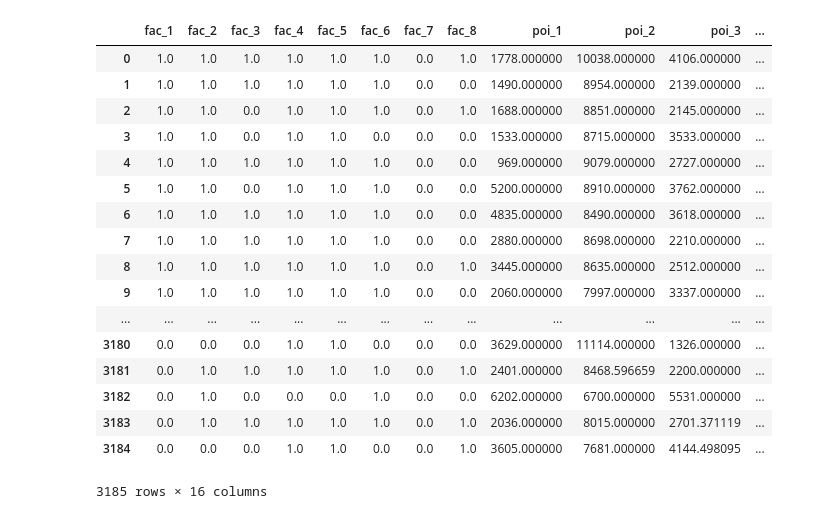
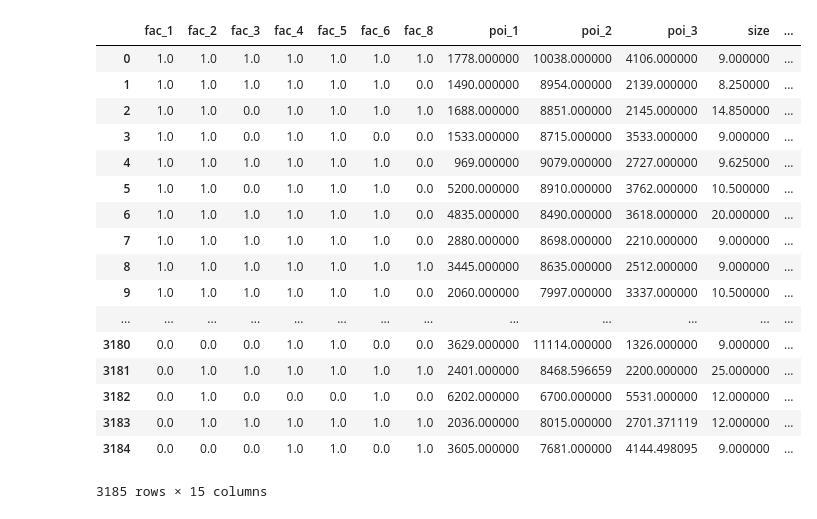
Before and after one commit to FarhanSetyaD/DataMining-Competition-JOINTS-UGM-2019, a Jupyter notebook: Preprocessing.ipynb, the cells around one changed output. Drawn from its saved outputs; the diff is of its cells as text; code cells hidden in the pictures.

Commit message:
drop fac_7

```diff
--- a/Preprocessing.ipynb
+++ b/Preprocessing.ipynb
@@ -60,33 +60,34 @@ test = test.drop("id", axis=1)
 # %%
 nona = pd.read_csv('no_na_train.csv')
 fill = pd.read_csv('fill_missing_predicted.csv')
 train = pd.concat([nona, fill],ignore_index=True)
+train = train.drop('fac_7', axis=1)
 # train = nona.append(fill)
 train_fitur=train.drop('gender',axis=1)
 # train_fitur=train_fitur.drop('size',axis=1)
 train_label = train['gender']
 train
 # train_gender
 # X_train, X_test, Y_train, Y_test = train_test_split(train_fitur, train_label)
 # %% [output]
-|  | fac_1 | fac_2 | fac_3 | fac_4 | fac_5 | fac_6 | fac_7 | fac_8 | poi_1 | poi_2 | poi_3 | ... |
-| 0 | 1.0 | 1.0 | 1.0 | 1.0 | 1.0 | 1.0 | 0.0 | 1.0 | 1778.000000 | 10038.000000 | 4106.000000 | ... |
-| 1 | 1.0 | 1.0 | 1.0 | 1.0 | 1.0 | 1.0 | 0.0 | 0.0 | 1490.000000 | 8954.000000 | 2139.000000 | ... |
-| 2 | 1.0 | 1.0 | 0.0 | 1.0 | 1.0 | 1.0 | 0.0 | 1.0 | 1688.000000 | 8851.000000 | 2145.000000 | ... |
-| 3 | 1.0 | 1.0 | 0.0 | 1.0 | 1.0 | 0.0 | 0.0 | 0.0 | 1533.000000 | 8715.000000 | 3533.000000 | ... |
-| 4 | 1.0 | 1.0 | 1.0 | 1.0 | 1.0 | 1.0 | 0.0 | 0.0 | 969.000000 | 9079.000000 | 2727.000000 | ... |
-| 5 | 1.0 | 1.0 | 0.0 | 1.0 | 1.0 | 1.0 | 0.0 | 0.0 | 5200.000000 | 8910.000000 | 3762.000000 | ... |
-| 6 | 1.0 | 1.0 | 1.0 | 1.0 | 1.0 | 1.0 | 0.0 | 0.0 | 4835.000000 | 8490.000000 | 3618.000000 | ... |
-| 7 | 1.0 | 1.0 | 1.0 | 1.0 | 1.0 | 1.0 | 0.0 | 0.0 | 2880.000000 | 8698.000000 | 2210.000000 | ... |
-| 8 | 1.0 | 1.0 | 1.0 | 1.0 | 1.0 | 1.0 | 0.0 | 1.0 | 3445.000000 | 8635.000000 | 2512.000000 | ... |
-| 9 | 1.0 | 1.0 | 1.0 | 1.0 | 1.0 | 1.0 | 0.0 | 0.0 | 2060.000000 | 7997.000000 | 3337.000000 | ... |
+|  | fac_1 | fac_2 | fac_3 | fac_4 | fac_5 | fac_6 | fac_8 | poi_1 | poi_2 | poi_3 | size | ... |
+| 0 | 1.0 | 1.0 | 1.0 | 1.0 | 1.0 | 1.0 | 1.0 | 1778.000000 | 10038.000000 | 4106.000000 | 9.000000 | ... |
+| 1 | 1.0 | 1.0 | 1.0 | 1.0 | 1.0 | 1.0 | 0.0 | 1490.000000 | 8954.000000 | 2139.000000 | 8.250000 | ... |
+| 2 | 1.0 | 1.0 | 0.0 | 1.0 | 1.0 | 1.0 | 1.0 | 1688.000000 | 8851.000000 | 2145.000000 | 14.850000 | ... |
+| 3 | 1.0 | 1.0 | 0.0 | 1.0 | 1.0 | 0.0 | 0.0 | 1533.000000 | 8715.000000 | 3533.000000 | 9.000000 | ... |
+| 4 | 1.0 | 1.0 | 1.0 | 1.0 | 1.0 | 1.0 | 0.0 | 969.000000 | 9079.000000 | 2727.000000 | 9.625000 | ... |
+| 5 | 1.0 | 1.0 | 0.0 | 1.0 | 1.0 | 1.0 | 0.0 | 5200.000000 | 8910.000000 | 3762.000000 | 10.500000 | ... |
+| 6 | 1.0 | 1.0 | 1.0 | 1.0 | 1.0 | 1.0 | 0.0 | 4835.000000 | 8490.000000 | 3618.000000 | 20.000000 | ... |
+| 7 | 1.0 | 1.0 | 1.0 | 1.0 | 1.0 | 1.0 | 0.0 | 2880.000000 | 8698.000000 | 2210.000000 | 9.000000 | ... |
+| 8 | 1.0 | 1.0 | 1.0 | 1.0 | 1.0 | 1.0 | 1.0 | 3445.000000 | 8635.000000 | 2512.000000 | 9.000000 | ... |
+| 9 | 1.0 | 1.0 | 1.0 | 1.0 | 1.0 | 1.0 | 0.0 | 2060.000000 | 7997.000000 | 3337.000000 | 10.500000 | ... |
 | ... | ... | ... | ... | ... | ... | ... | ... | ... | ... | ... | ... | ... |
-| 3180 | 0.0 | 0.0 | 0.0 | 1.0 | 1.0 | 0.0 | 0.0 | 0.0 | 3629.000000 | 11114.000000 | 1326.000000 | ... |
-| 3181 | 0.0 | 1.0 | 1.0 | 1.0 | 1.0 | 1.0 | 0.0 | 1.0 | 2401.000000 | 8468.596659 | 2200.000000 | ... |
-| 3182 | 0.0 | 1.0 | 0.0 | 0.0 | 0.0 | 1.0 | 0.0 | 0.0 | 6202.000000 | 6700.000000 | 5531.000000 | ... |
-| 3183 | 0.0 | 1.0 | 1.0 | 1.0 | 1.0 | 1.0 | 0.0 | 1.0 | 2036.000000 | 8015.000000 | 2701.371119 | ... |
-| 3184 | 0.0 | 0.0 | 0.0 | 1.0 | 1.0 | 0.0 | 0.0 | 1.0 | 3605.000000 | 7681.000000 | 4144.498095 | ... |
+| 3180 | 0.0 | 0.0 | 0.0 | 1.0 | 1.0 | 0.0 | 0.0 | 3629.000000 | 11114.000000 | 1326.000000 | 9.000000 | ... |
+| 3181 | 0.0 | 1.0 | 1.0 | 1.0 | 1.0 | 1.0 | 1.0 | 2401.000000 | 8468.596659 | 2200.000000 | 25.000000 | ... |
+| 3182 | 0.0 | 1.0 | 0.0 | 0.0 | 0.0 | 1.0 | 0.0 | 6202.000000 | 6700.000000 | 5531.000000 | 12.000000 | ... |
+| 3183 | 0.0 | 1.0 | 1.0 | 1.0 | 1.0 | 1.0 | 1.0 | 2036.000000 | 8015.000000 | 2701.371119 | 12.000000 | ... |
+| 3184 | 0.0 | 0.0 | 0.0 | 1.0 | 1.0 | 0.0 | 1.0 | 3605.000000 | 7681.000000 | 4144.498095 | 9.000000 | ... |
-3185 rows × 16 columns
+3185 rows × 15 columns
 # %%
 # X_train, X_test, Y_train, Y_test = train_test_split(train_fitur, train_label)
 # X_train.to_csv('xtrain.csv', index=False)
```
Also changed, not shown: parts of 3 cells of this notebook, 1 other file.
